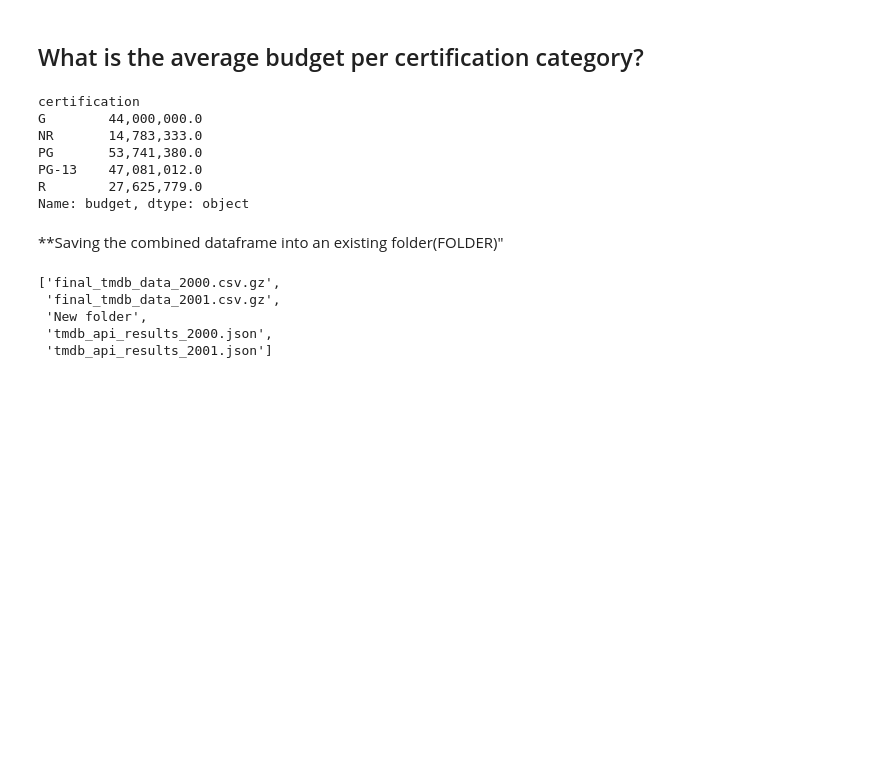
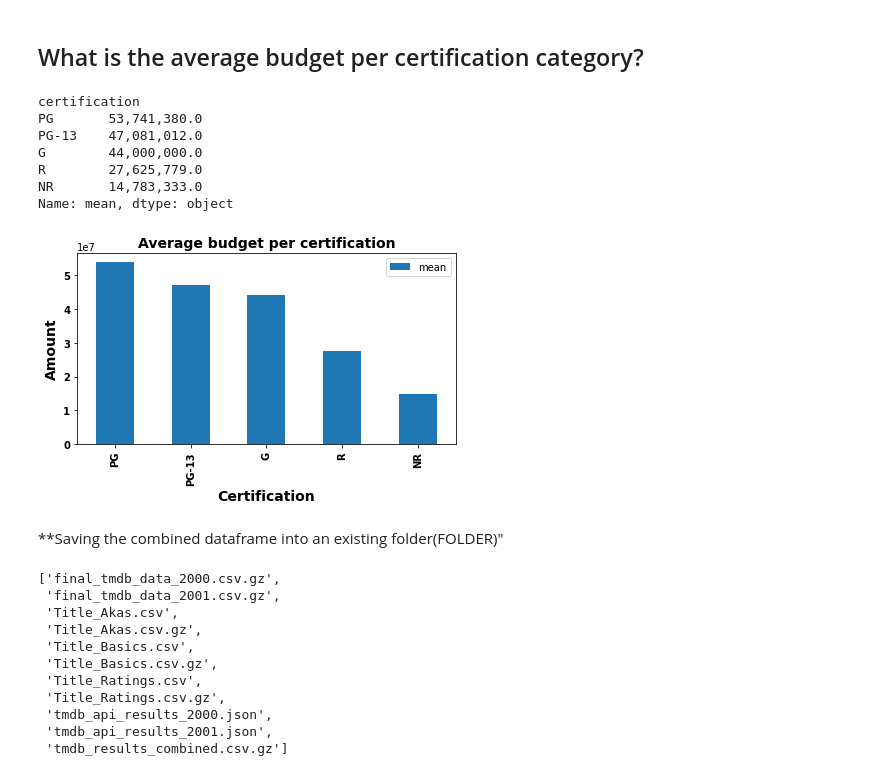
Before and after one commit to HalimaLadan/Business-Analysis-On-Movie-Production, a Jupyter notebook: Movies Project_Part2(EDA).ipynb, the cells around one changed output. Saved outputs shown, nothing was run; the diff lists cells and outputs as text; code cells hidden in the pictures; blank space fills up the shorter version.

```diff
--- a/Movies Project_Part2(EDA).ipynb
+++ b/Movies Project_Part2(EDA).ipynb
@@ -206,29 +235,52 @@ Name: revenue, dtype: object
 ## What is the average budget per certification category?
 # %%
 #Grouping the dataframe based on certification and extracting the average budget per certification
-filt =round(new_df.groupby(['certification']).mean())
-filt['budget']=filt['budget'].apply('{:,}'.format)
-filt["budget"]
+filt_budget = new_df.groupby('certification')\
+            ['budget'].agg(['mean']).sort_values('mean', ascending=False)
+filt_budget['mean'] = round(filt_budget['mean'])
+filtered = round(filt_budget['mean']) .apply('{:,}'.format)
+filtered
 # %% [output]
 certification
-G        44,000,000.0
-NR       14,783,333.0
 PG       53,741,380.0
 PG-13    47,081,012.0
+G        44,000,000.0
 R        27,625,779.0
-Name: budget, dtype: object
+NR       14,783,333.0
+Name: mean, dtype: object
+# %%
+#Barchart representation of the average budget per certification
+filt_budget.plot.bar()
+plt.title('Average budget per certification', fontsize = 14, weight='bold')
+plt.xlabel('Certification', fontsize = 14, weight='bold')
+plt.ylabel('Amount', fontsize = 14, weight='bold');
+plt.xticks(fontsize = 10, weight='bold')
+plt.yticks(fontsize = 10, weight='bold');
+
+
+plt.tight_layout()
+plt.show;
+# %% [output]
+[figure, added]
 # %% [markdown]
 **Saving the combined dataframe into an existing folder(FOLDER)"
 # %%
 #Checking the contents of the folder
+FOLDER = "C:/Users/heill/OneDrive/Documents/Github/Database_Movies/Movies_files"
 import os
 os.listdir(FOLDER)
 # %% [output]
 ['final_tmdb_data_2000.csv.gz',
  'final_tmdb_data_2001.csv.gz',
- 'New folder',
+ 'Title_Akas.csv',
+ 'Title_Akas.csv.gz',
+ 'Title_Basics.csv',
+ 'Title_Basics.csv.gz',
+ 'Title_Ratings.csv',
+ 'Title_Ratings.csv.gz',
  'tmdb_api_results_2000.json',
- 'tmdb_api_results_2001.json']
+ 'tmdb_api_results_2001.json',
+ 'tmdb_results_combined.csv.gz']
 # %%
 #saving the dataframe
 df.to_csv(f"{FOLDER}tmdb_results_combined.csv.gz",  index =False)
```
Also changed, not shown: parts of 7 cells of this notebook, 1 other file.
